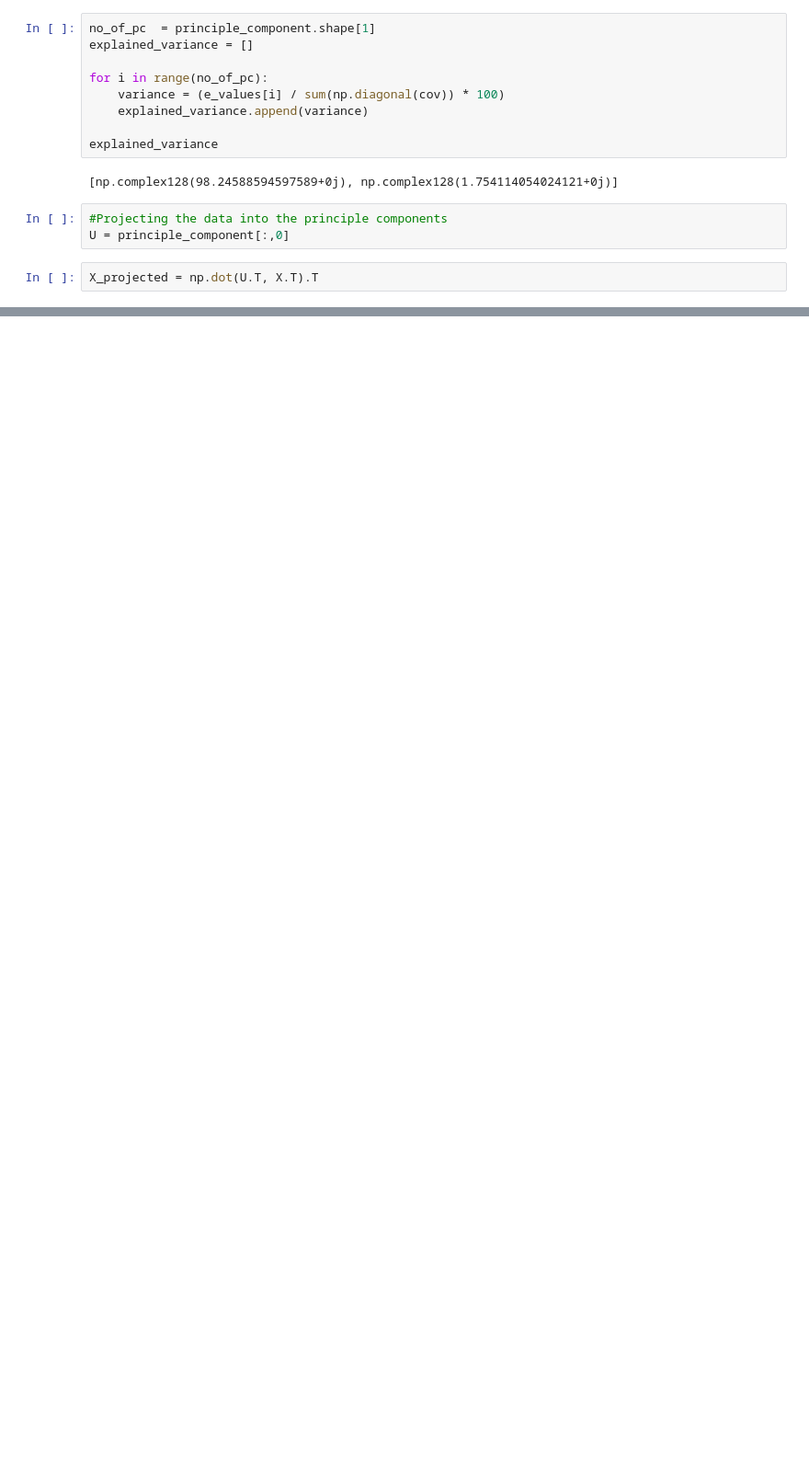
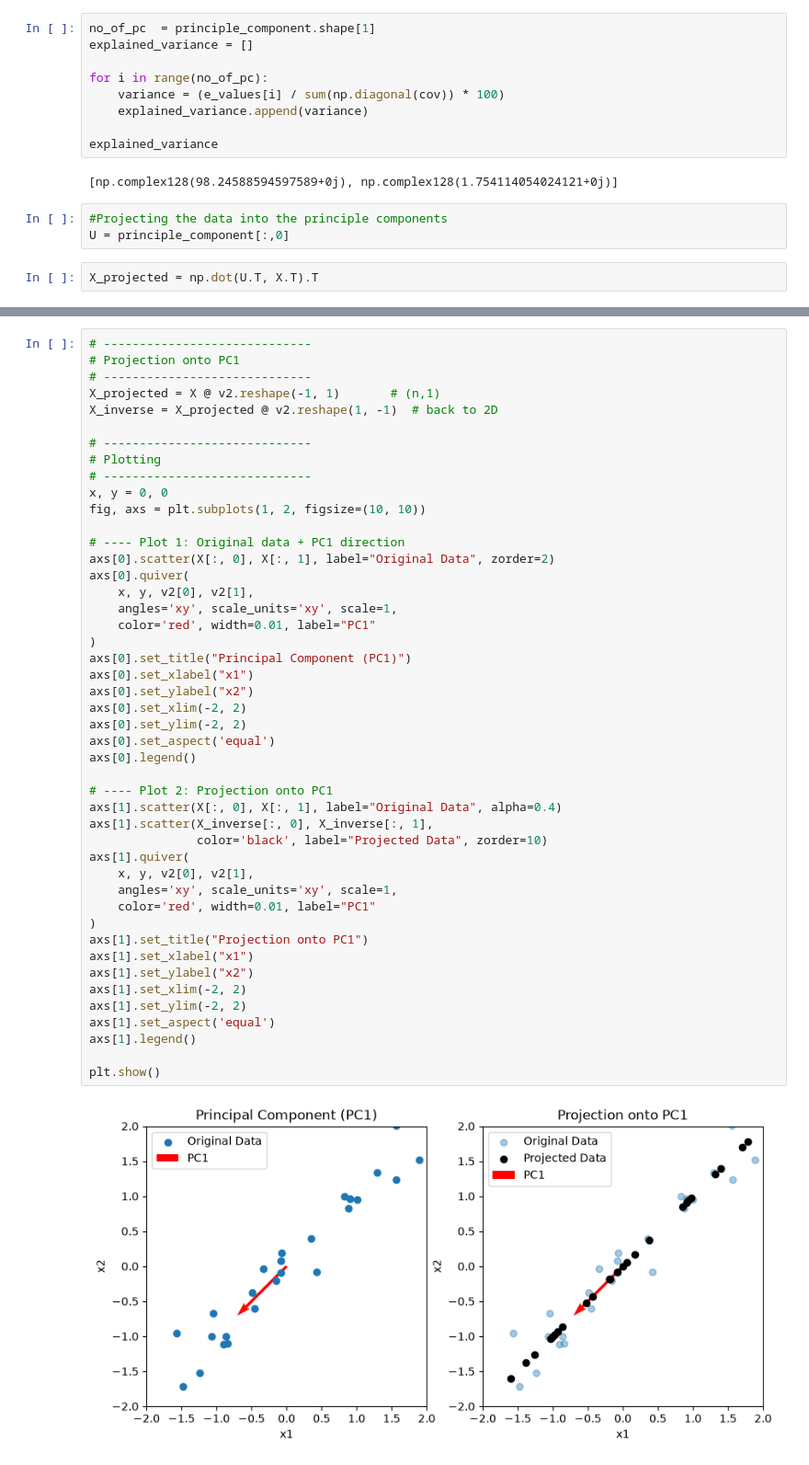
Before and after one commit to Hulash-shah/Data-Science-And-Machine-Learning-Skill-Sikshya, a Jupyter notebook: Skill_Sikshya/Day49/Priniciple_Component_Analysis(PCA).ipynb, the cells around one changed output, grey strips where cells are left out. Shown at 92% size. Drawn from its saved outputs; the diff is of its cells as text; blank space fills up the shorter version.

```diff
--- a/Skill_Sikshya/Day49/Priniciple_Component_Analysis(PCA).ipynb
+++ b/Skill_Sikshya/Day49/Priniciple_Component_Analysis(PCA).ipynb
@@ -201,0 +226,48 @@ array([ 0.11610056+0.j, -0.03683979+0.j,  0.43251569+0.j,  0.08419847+0.j,
+# %%
+# -----------------------------
+# Projection onto PC1
+# -----------------------------
+X_projected = X @ v2.reshape(-1, 1)       # (n,1)
+X_inverse = X_projected @ v2.reshape(1, -1)  # back to 2D
+
+# -----------------------------
+# Plotting
+# -----------------------------
+x, y = 0, 0
+fig, axs = plt.subplots(1, 2, figsize=(10, 10))
+
+# ---- Plot 1: Original data + PC1 direction
+axs[0].scatter(X[:, 0], X[:, 1], label="Original Data", zorder=2)
+axs[0].quiver(
+    x, y, v2[0], v2[1],
+    angles='xy', scale_units='xy', scale=1,
+    color='red', width=0.01, label="PC1"
+)
+axs[0].set_title("Principal Component (PC1)")
+axs[0].set_xlabel("x1")
+axs[0].set_ylabel("x2")
+axs[0].set_xlim(-2, 2)
+axs[0].set_ylim(-2, 2)
+axs[0].set_aspect('equal')
+axs[0].legend()
+
+# ---- Plot 2: Projection onto PC1
+axs[1].scatter(X[:, 0], X[:, 1], label="Original Data", alpha=0.4)
+axs[1].scatter(X_inverse[:, 0], X_inverse[:, 1],
+               color='black', label="Projected Data", zorder=10)
+axs[1].quiver(
+    x, y, v2[0], v2[1],
+    angles='xy', scale_units='xy', scale=1,
+    color='red', width=0.01, label="PC1"
+)
+axs[1].set_title("Projection onto PC1")
+axs[1].set_xlabel("x1")
+axs[1].set_ylabel("x2")
+axs[1].set_xlim(-2, 2)
+axs[1].set_ylim(-2, 2)
+axs[1].set_aspect('equal')
+axs[1].legend()
+
+plt.show()
+# %% [output]
+[figure, added]
```
Also changed, not shown: parts of 4 cells of this notebook, 1 other file.
